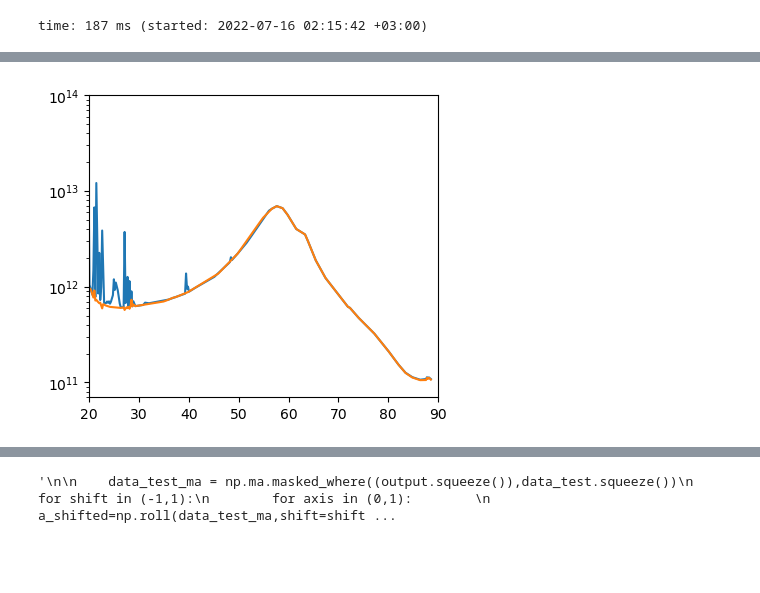
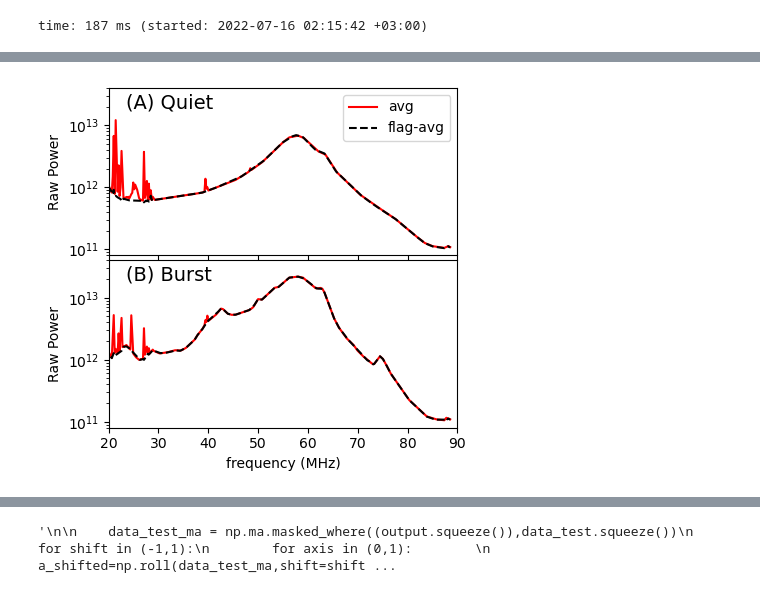
Before and after one commit to peijin94/ConvRFI, a Jupyter notebook: test_flag.ipynb, the cells around one changed output, grey strips where cells are left out. Drawn from its saved outputs; the diff is of its cells as text; code cells hidden in the pictures; blank space fills up the shorter version.

```diff
--- a/test_flag.ipynb
+++ b/test_flag.ipynb
@@ -199,6 +205,6 @@ time: 172 ms (started: 2022-07-16 01:31:15 +03:00)
 # %%
 t0_idx = 2500
-t_duration_idx = 96*60*3
+t_duration_idx = int((1/(total_t/data_shape[0]))*60)
 data_test=f['SUB_ARRAY_POINTING_'+SAP+'/BEAM_'+beam_this+'/STOKES_0'][t0_idx:t0_idx+t_duration_idx,:]
 #data_test=f['SUB_ARRAY_POINTING_'+SAP+'/BEAM_'+beam_this+'/STOKES_0'][t0_idx+96*15:t0_idx+96*20,0:500]
 #data_test = data_test/data_test[0,:]
@@ -364,15 +370,34 @@ time: 453 ms (started: 2022-07-16 02:26:02 +03:00)
 # %%
 
-fig=plt.figure(figsize=(4.5,4),dpi=100)
-plt.plot(np.linspace(freq[0],freq[-1],small_arr.shape[1]), np.mean(conv_down_direct[-80:,:],0))
-plt.plot(np.linspace(freq[0],freq[-1],small_arr.shape[1]), np.mean(small_arr[-80:,:],0))
+fig=plt.figure(figsize=(4.5,4.5),dpi=100)
+
+plt.subplots_adjust( hspace=0.03)
+ax = fig.subplots(2,1,sharex=True)
+
+ax0,ax1 = ax
+ax0.plot(np.linspace(freq[0],freq[-1],small_arr.shape[1]), np.mean(conv_down_direct[-80:,:],0),'r-')
+ax0.plot(np.linspace(freq[0],freq[-1],small_arr.shape[1]), np.mean(small_arr[-80:,:],0),'k--')
+ax0.set_xlim([20,90])
+ax0.set_ylim([8e10,0.4e14])
+ax0.set_yscale('log')
+ax0.set_ylabel('Raw Power')
+ax0.text(0.05, 0.88, '(A) Quiet', transform=ax0.transAxes, fontsize=14)
+
+# add legend
+ax0.legend(['avg','flag-avg'],loc='upper right')
+
+ax1.plot(np.linspace(freq[0],freq[-1],small_arr.shape[1]), np.mean(conv_down_direct[40:130,:],0),'r-')
+ax1.plot(np.linspace(freq[0],freq[-1],small_arr.shape[1]), np.mean(small_arr[40:130,:],0),'k--')
+ax1.set_xlim([20,90])
+ax1.set_ylim([8e10,0.4e14])
+ax1.set_yscale('log')
+ax1.set_xlabel('frequency (MHz)')
+ax1.set_ylabel('Raw Power')
 
 
-#plt.plot(np.linspace(freq[0],freq[-1],small_arr.shape[1]), np.mean(conv_down_direct[30:110,:],0))
-#plt.plot(np.linspace(freq[0],freq[-1],small_arr.shape[1]), np.mean(small_arr[30:110,:],0))
+ax1.text(0.05, 0.88, '(B) Burst', transform=ax1.transAxes, fontsize=14)
 
-plt.xlim([20,90])
-plt.ylim([7e10,1e14])
-plt.yscale('log')
+
+fig.savefig(work_dir+'/fig/TypeIIIbandpass.pdf',bbox_inches='tight')
 # %% [output]
-[figure, old version]
+[figure, new version]
```
Also changed, not shown: parts of 25 cells of this notebook, 4 other files.
